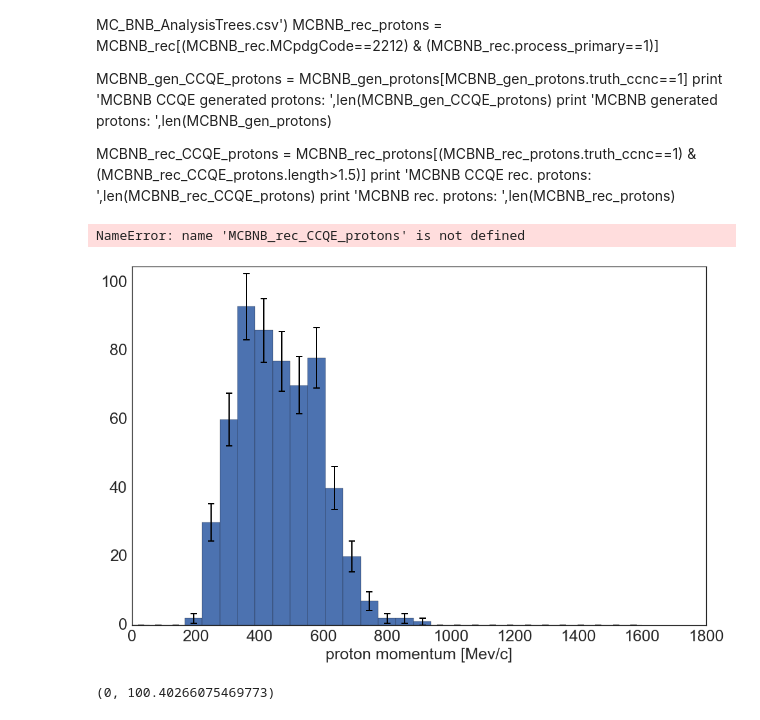
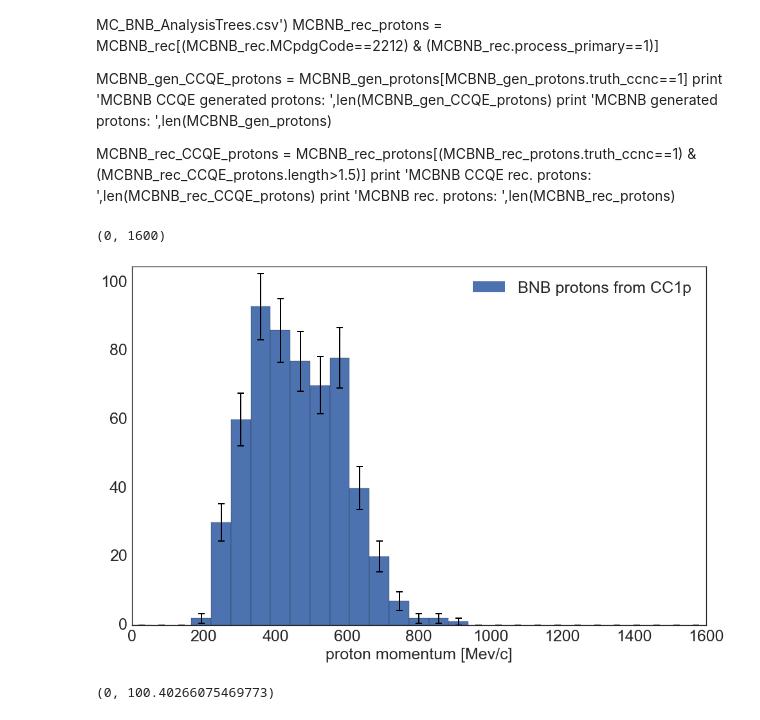
Before and after one commit to erezcoh4/AnalysisTreesInformation, a Jupyter notebook: AnaTreesPackage/notebooks/CCQE_events_anafile_plos.ipynb, the cells around one changed output. Saved outputs shown, nothing was run; the diff lists cells and outputs as text; code cells hidden in the pictures.

```diff
--- a/AnaTreesPackage/notebooks/CCQE_events_anafile_plos.ipynb
+++ b/AnaTreesPackage/notebooks/CCQE_events_anafile_plos.ipynb
@@ -22,16 +22,16 @@ print 'MCBNB rec. protons: ',len(MCBNB_rec_protons)
 # %%
 bins=np.linspace(0,1600,30)
 ax , h , bins , mid = hist_with_errors( data.p_P , bins=bins ,
                                        xlabel='proton momentum [Mev/c]' , figsize=(16,10), label='BNB protons from CC1p')
-weights = (float(len(data))/len(MCBNB_rec_CCQE_protons))*(MCBNB_rec_CCQE_protons.truth_P/MCBNB_rec_CCQE_protons.truth_P)
-plt.hist(1000*MCBNB_rec_CCQE_protons.truth_P,bins=bins,weights=weights
-         ,label='MC-BNB CCQE protons ($l_{track}$ > 1.5 cm)',histtype='step',linewidth=3,color='red')
+# weights = (float(len(data))/len(MCBNB_rec_CCQE_protons))*(MCBNB_rec_CCQE_protons.truth_P/MCBNB_rec_CCQE_protons.truth_P)
+# plt.hist(1000*MCBNB_rec_CCQE_protons.truth_P,bins=bins,weights=weights
+#          ,label='MC-BNB CCQE protons ($l_{track}$ > 1.5 cm)',histtype='step',linewidth=3,color='red')
 plt.legend(loc='best',fontsize=25)
 # ax.set_ylim(0,1.02*np.max(h+np.sqrt(h)))
 ax.set_xlim(0,1600)
 # %% [output]
-NameError: name 'MCBNB_rec_CCQE_protons' is not defined
+(0, 1600)
-[figure, old version]
+[figure, new version]
 # %%
 ax , h , bins , patches = plot_1d_hist( data.mu_P ,
                                        bins=np.linspace(0,1000,30) ,
```
Also changed, not shown: parts of 2 cells of this notebook, 2 other files.
